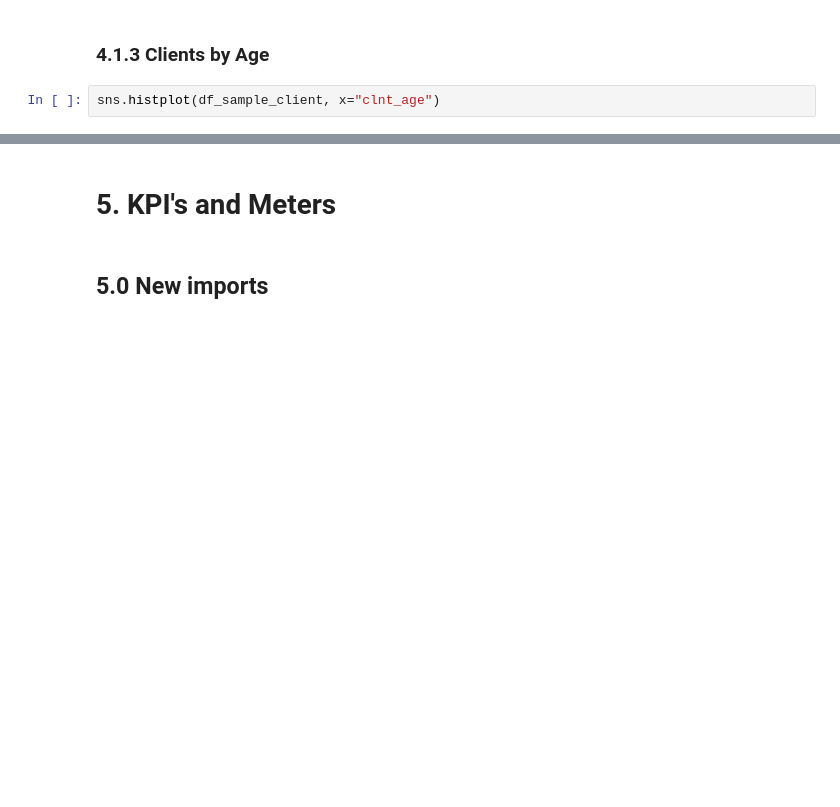
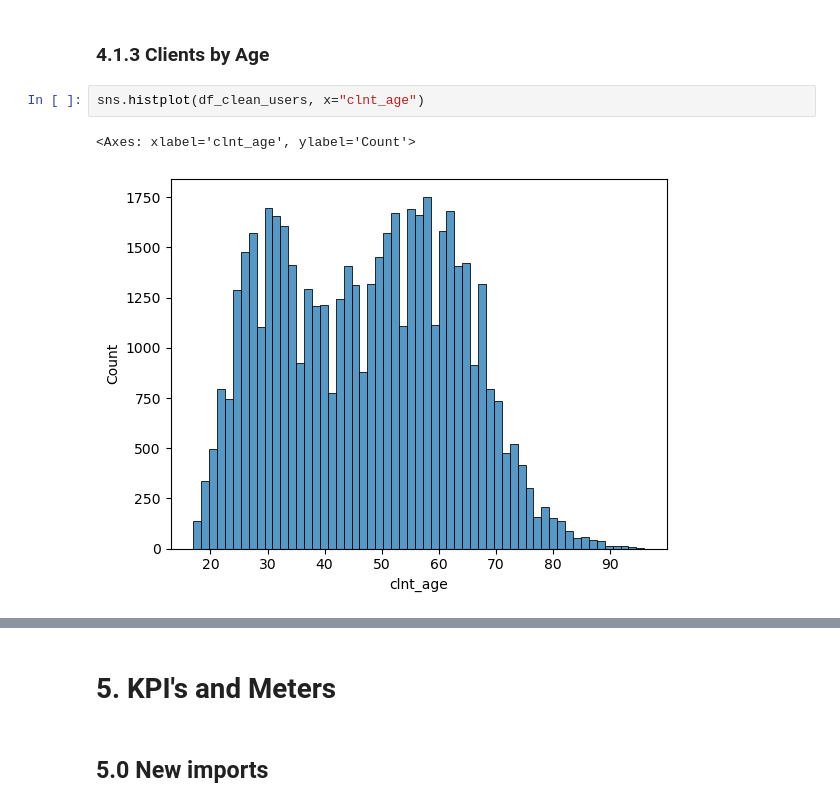
Before and after one commit to davidmoreno-gh/Vanguard-AB-Testing, a Jupyter notebook: 1. main.ipynb, the cells around one changed output, grey strips where cells are left out. Drawn from its saved outputs; the diff is of its cells as text; blank space fills up the shorter version.

```diff
--- a/1. main.ipynb
+++ b/1. main.ipynb
@@ -752,5 +883,8 @@ sns.histplot(df_users, x="clnt_tenure_yr", kde=True)
 # %% [markdown]
 ### 4.1.3 Clients by Age
 # %%
-sns.histplot(df_sample_client, x="clnt_age")
+sns.histplot(df_clean_users, x="clnt_age")
+# %% [output]
+<Axes: xlabel='clnt_age', ylabel='Count'>
+[figure, added]
 # %%
```
Also changed, not shown: parts of 46 cells of this notebook, 2 other files.
